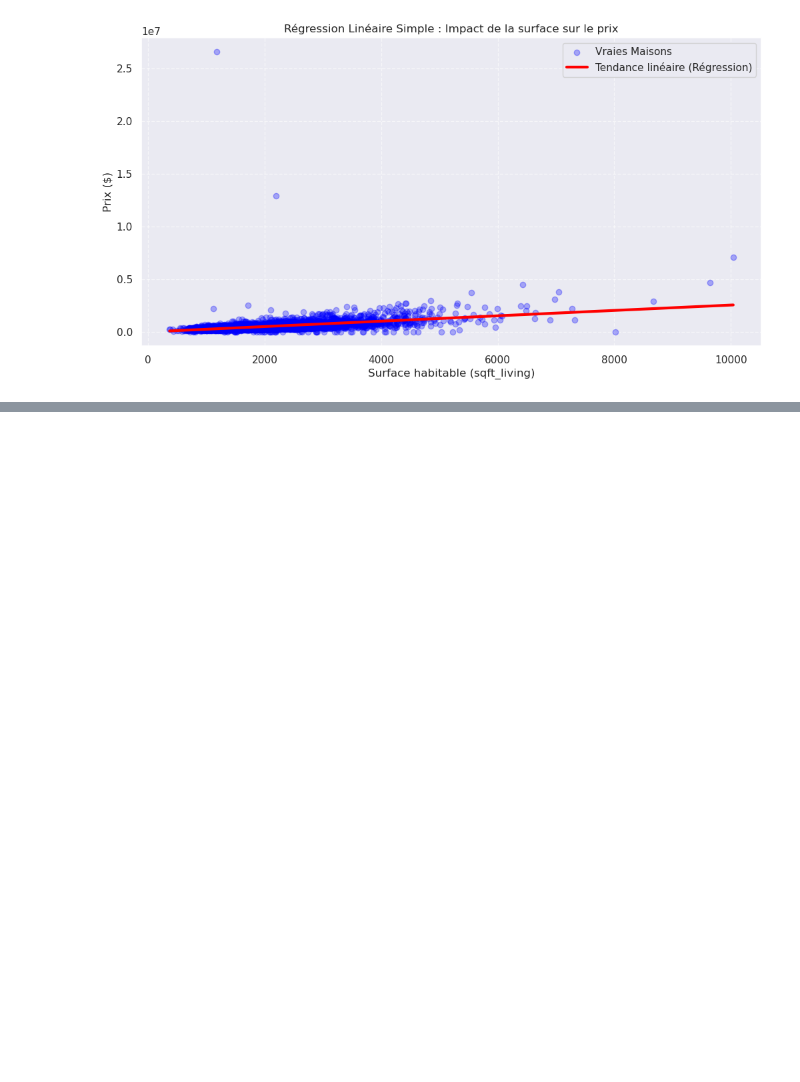
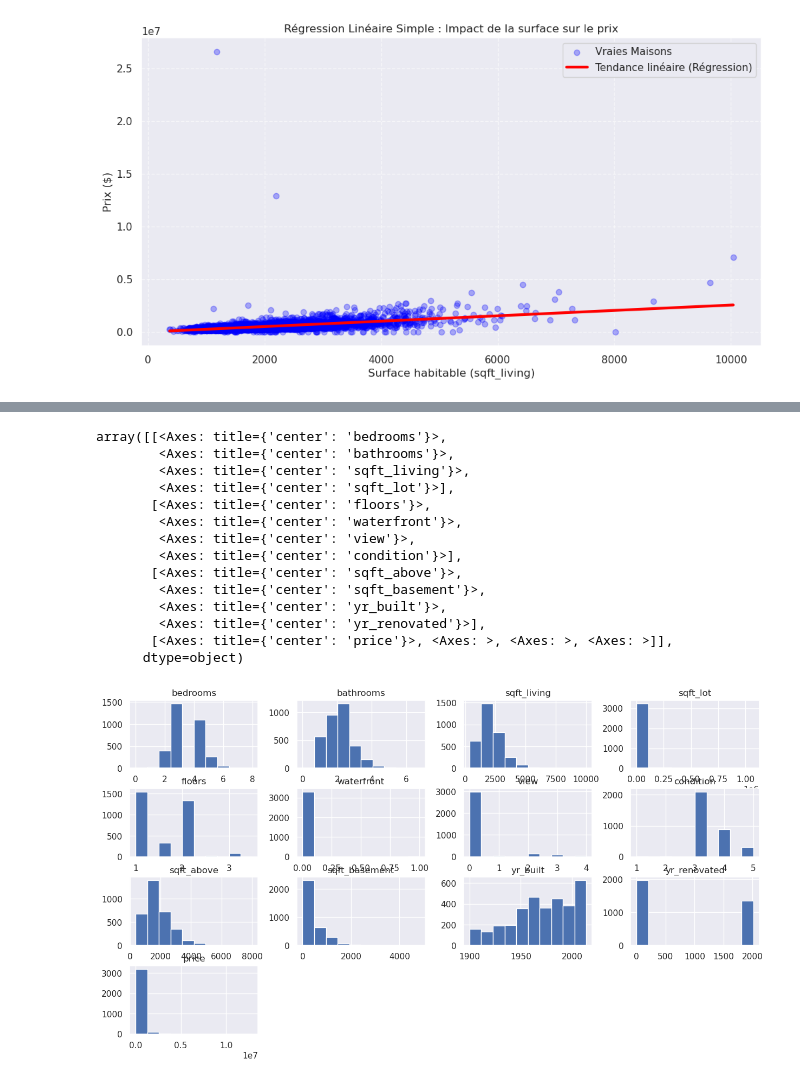
Before and after one commit to Smox656/house-pricing-prediction, a Jupyter notebook: house_pricing.ipynb, the cells around one changed output, grey strips where cells are left out. Cells and saved outputs as stored; diff of their text form; code cells hidden in the pictures; blank space fills up the shorter version.

```diff
--- a/house_pricing.ipynb
+++ b/house_pricing.ipynb
@@ -483,0 +500,2 @@ plt.show()
+# %%
+X1 = df.drop(["price"], axis=1)
@@ -483,0 +518,2 @@ plt.show()
+# %%
+y1 = df['price']
@@ -483,0 +535,4 @@ plt.show()
+# %%
+X_train, X_test, y_train, y_test = train_test_split(X1, y1, test_size=0.2)
+# %%
+train_data = X_train.join(y_train)
@@ -483,0 +555,18 @@ plt.show()
+# %%
+train_data.hist(figsize=(15,8))
+# %% [output]
+array([[<Axes: title={'center': 'bedrooms'}>,
+        <Axes: title={'center': 'bathrooms'}>,
+        <Axes: title={'center': 'sqft_living'}>,
+        <Axes: title={'center': 'sqft_lot'}>],
+       [<Axes: title={'center': 'floors'}>,
+        <Axes: title={'center': 'waterfront'}>,
+        <Axes: title={'center': 'view'}>,
+        <Axes: title={'center': 'condition'}>],
+       [<Axes: title={'center': 'sqft_above'}>,
+        <Axes: title={'center': 'sqft_basement'}>,
+        <Axes: title={'center': 'yr_built'}>,
+        <Axes: title={'center': 'yr_renovated'}>],
+       [<Axes: title={'center': 'price'}>, <Axes: >, <Axes: >, <Axes: >]],
+      dtype=object)
+[figure, added]
```
Also changed, not shown: parts of 65 cells of this notebook, 1 other file.
